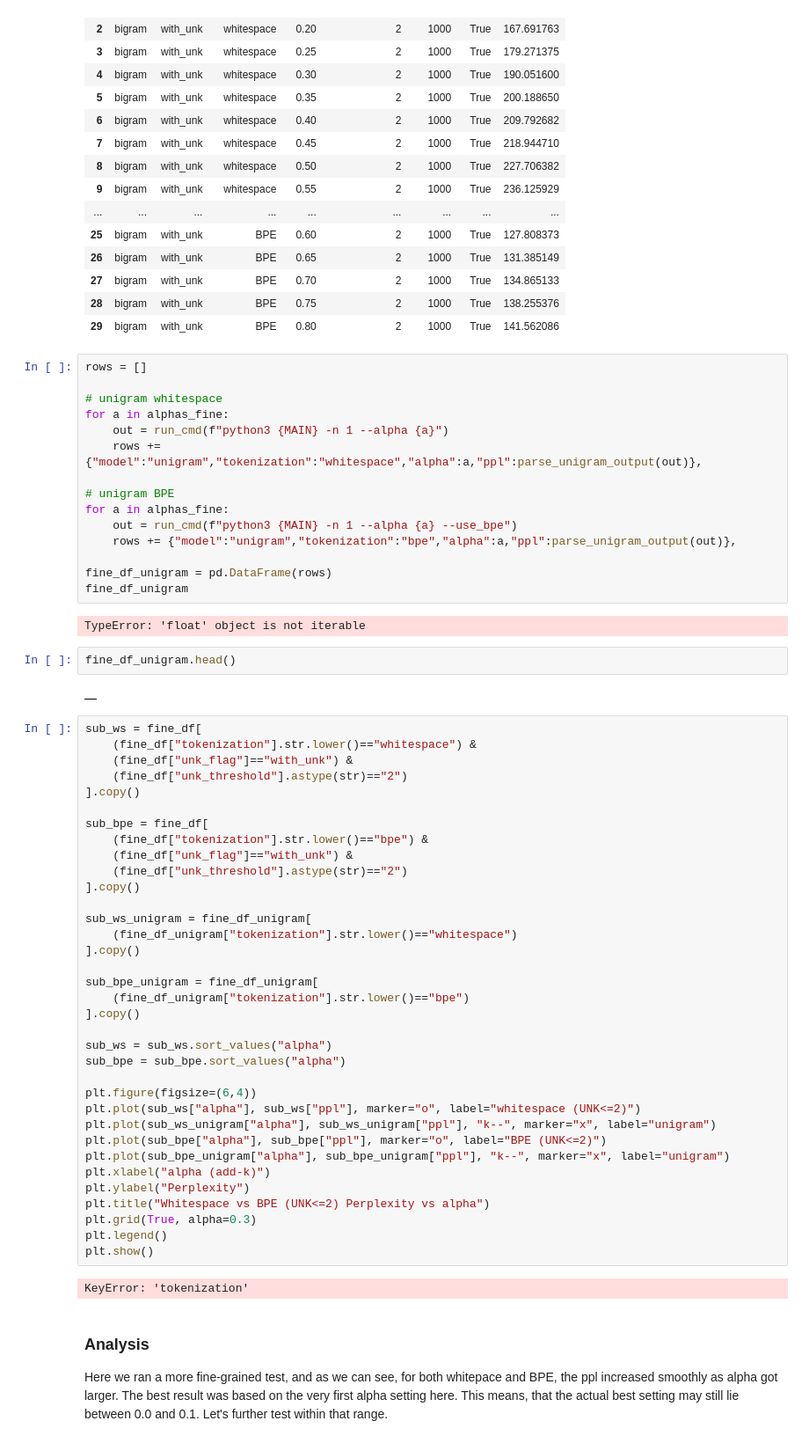
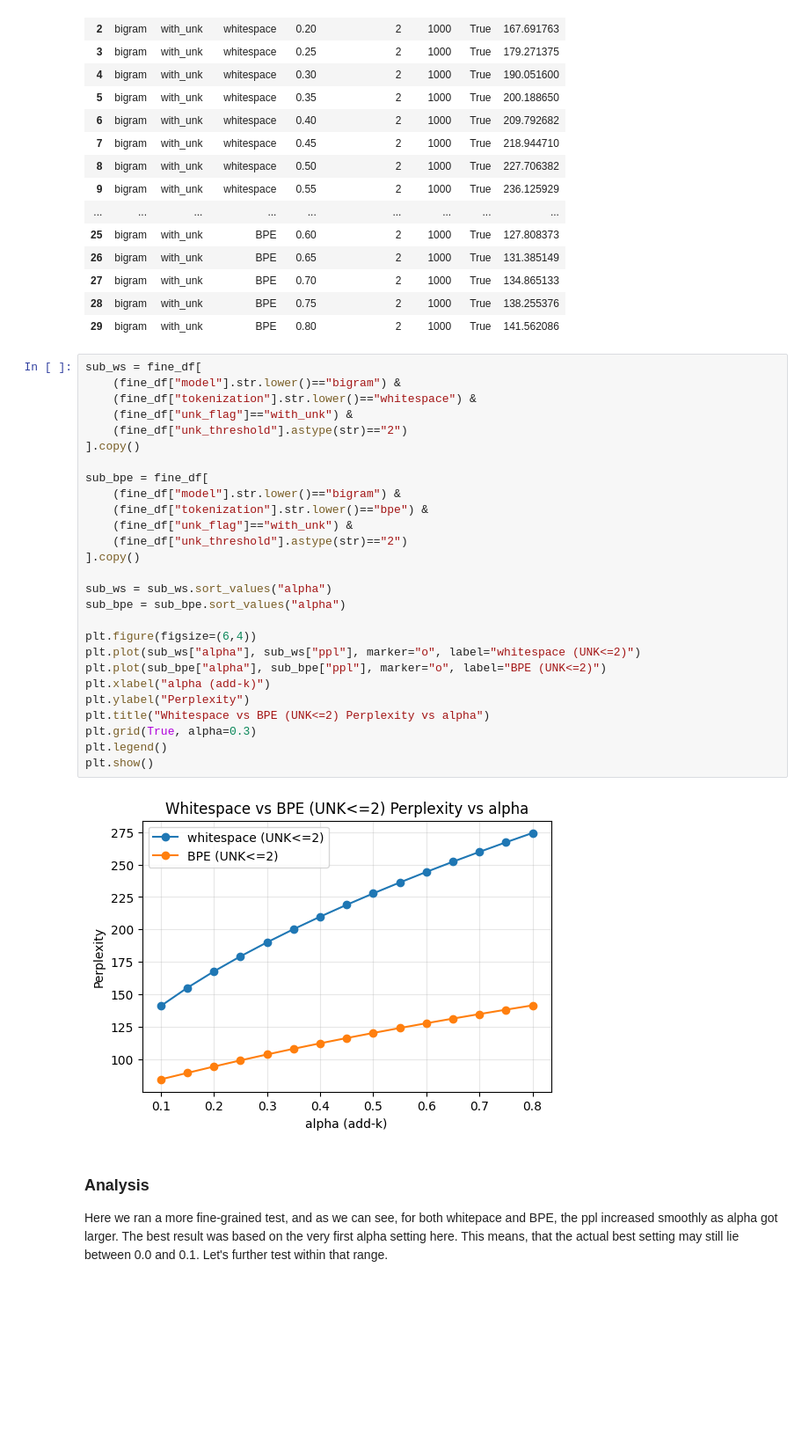
Before and after one commit to axr2718/nlp-code, a Jupyter notebook: A1/eval.ipynb, the cells around one changed output. Shown at 88% size. Cells and saved outputs as stored; diff of their text form; blank space fills up the shorter version.

Commit message:
Fixed error in previous commit

```diff
--- a/A1/eval.ipynb
+++ b/A1/eval.ipynb
@@ -221,64 +221,35 @@ fine_df
 | 27 | bigram | with_unk | BPE | 0.70 | 2 | 1000 | True | 134.865133 |
 | 28 | bigram | with_unk | BPE | 0.75 | 2 | 1000 | True | 138.255376 |
 | 29 | bigram | with_unk | BPE | 0.80 | 2 | 1000 | True | 141.562086 |
-# %%
-rows = []
-
-# unigram whitespace
-for a in alphas_fine:
-    out = run_cmd(f"python3 {MAIN} -n 1 --alpha {a}")
-    rows += {"model":"unigram","tokenization":"whitespace","alpha":a,"ppl":parse_unigram_output(out)},
-
-# unigram BPE
-for a in alphas_fine:
-    out = run_cmd(f"python3 {MAIN} -n 1 --alpha {a} --use_bpe")
-    rows += {"model":"unigram","tokenization":"bpe","alpha":a,"ppl":parse_unigram_output(out)},
-
-fine_df_unigram = pd.DataFrame(rows)
-fine_df_unigram
-# %% [output]
-TypeError: 'float' object is not iterable
-# %%
-fine_df_unigram.head()
-# %% [output]
-|  |
 # %%
 sub_ws = fine_df[
+    (fine_df["model"].str.lower()=="bigram") &
     (fine_df["tokenization"].str.lower()=="whitespace") &
     (fine_df["unk_flag"]=="with_unk") &
     (fine_df["unk_threshold"].astype(str)=="2")
 ].copy()
 
 sub_bpe = fine_df[
+    (fine_df["model"].str.lower()=="bigram") &
     (fine_df["tokenization"].str.lower()=="bpe") &
     (fine_df["unk_flag"]=="with_unk") &
     (fine_df["unk_threshold"].astype(str)=="2")
-].copy()
-
-sub_ws_unigram = fine_df_unigram[
-    (fine_df_unigram["tokenization"].str.lower()=="whitespace")
-].copy()
-
-sub_bpe_unigram = fine_df_unigram[
-    (fine_df_unigram["tokenization"].str.lower()=="bpe")
 ].copy()
 
 sub_ws = sub_ws.sort_values("alpha")
 sub_bpe = sub_bpe.sort_values("alpha")
 
 plt.figure(figsize=(6,4))
 plt.plot(sub_ws["alpha"], sub_ws["ppl"], marker="o", label="whitespace (UNK<=2)")
-plt.plot(sub_ws_unigram["alpha"], sub_ws_unigram["ppl"], "k--", marker="x", label="unigram")
 plt.plot(sub_bpe["alpha"], sub_bpe["ppl"], marker="o", label="BPE (UNK<=2)")
-plt.plot(sub_bpe_unigram["alpha"], sub_bpe_unigram["ppl"], "k--", marker="x", label="unigram")
 plt.xlabel("alpha (add-k)")
 plt.ylabel("Perplexity")
 plt.title("Whitespace vs BPE (UNK<=2) Perplexity vs alpha")
 plt.grid(True, alpha=0.3)
 plt.legend()
 plt.show()
 # %% [output]
-KeyError: 'tokenization'
+[figure, added]
 # %% [markdown]
 ### Analysis
 
```
Also changed, not shown: parts of 1 cell of this notebook.
